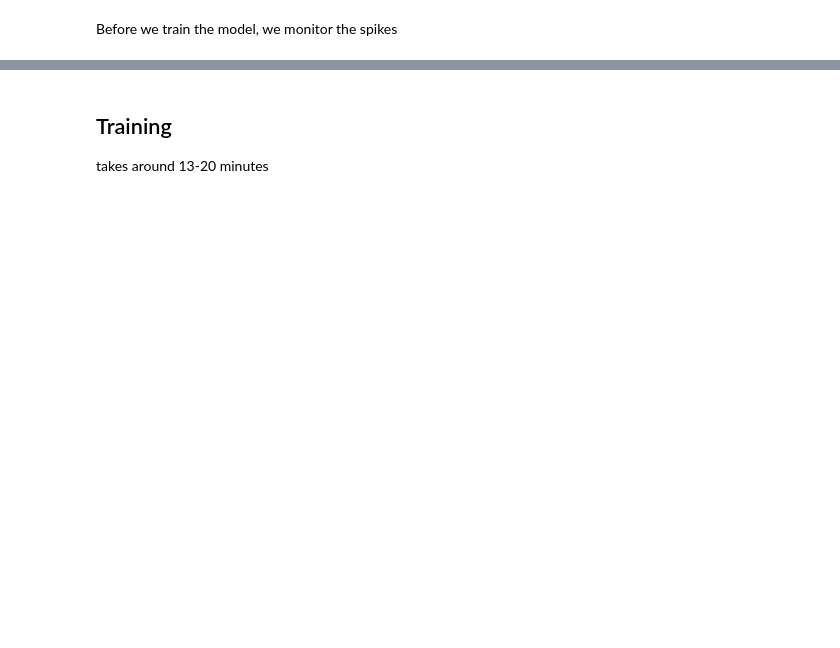
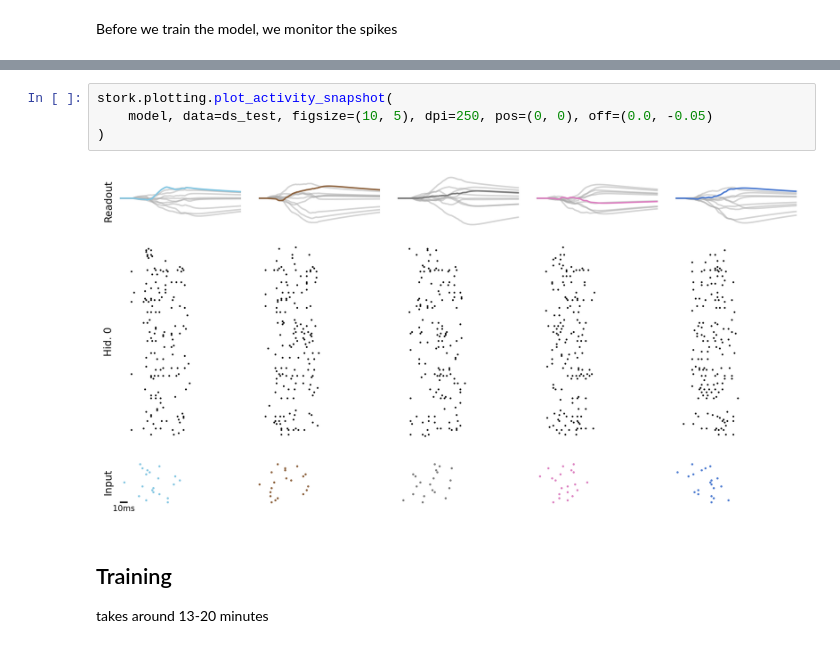
Before and after one commit to jgygax/stork-1, a Jupyter notebook: examples/01_Shallow_SNN_Randman.ipynb, the cells around one changed output, grey strips where cells are left out. Drawn from its saved outputs; the diff is of its cells as text; blank space fills up the shorter version.

```diff
--- a/examples/01_Shallow_SNN_Randman.ipynb
+++ b/examples/01_Shallow_SNN_Randman.ipynb
@@ -198,3 +214,9 @@ stork.plotting.plot_activity_snapshot(
+# %%
+stork.plotting.plot_activity_snapshot(
+    model, data=ds_test, figsize=(10, 5), dpi=250, pos=(0, 0), off=(0.0, -0.05)
+)
+# %% [output]
+[figure, added]
 # %% [markdown]
 ## Training
 
```
Also changed, not shown: parts of 10 cells of this notebook, 12 other files.
